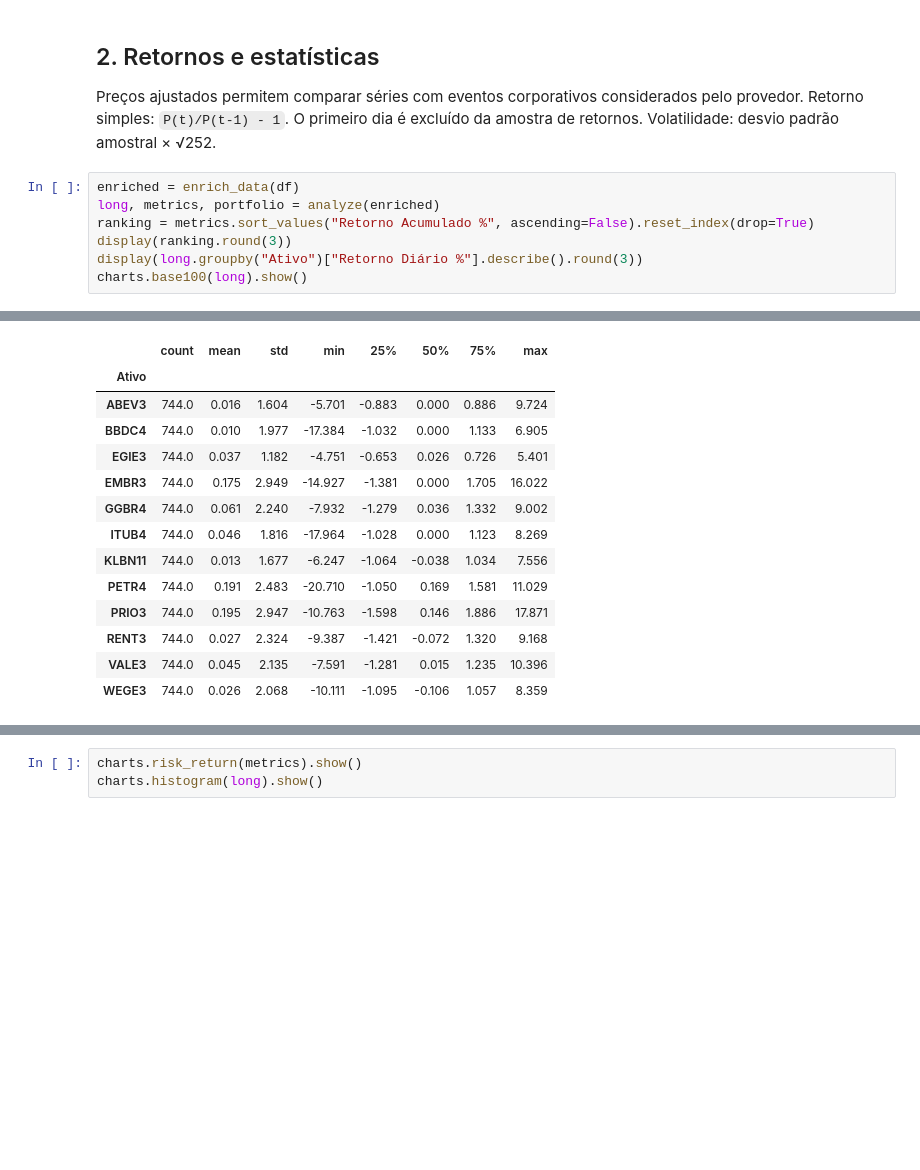
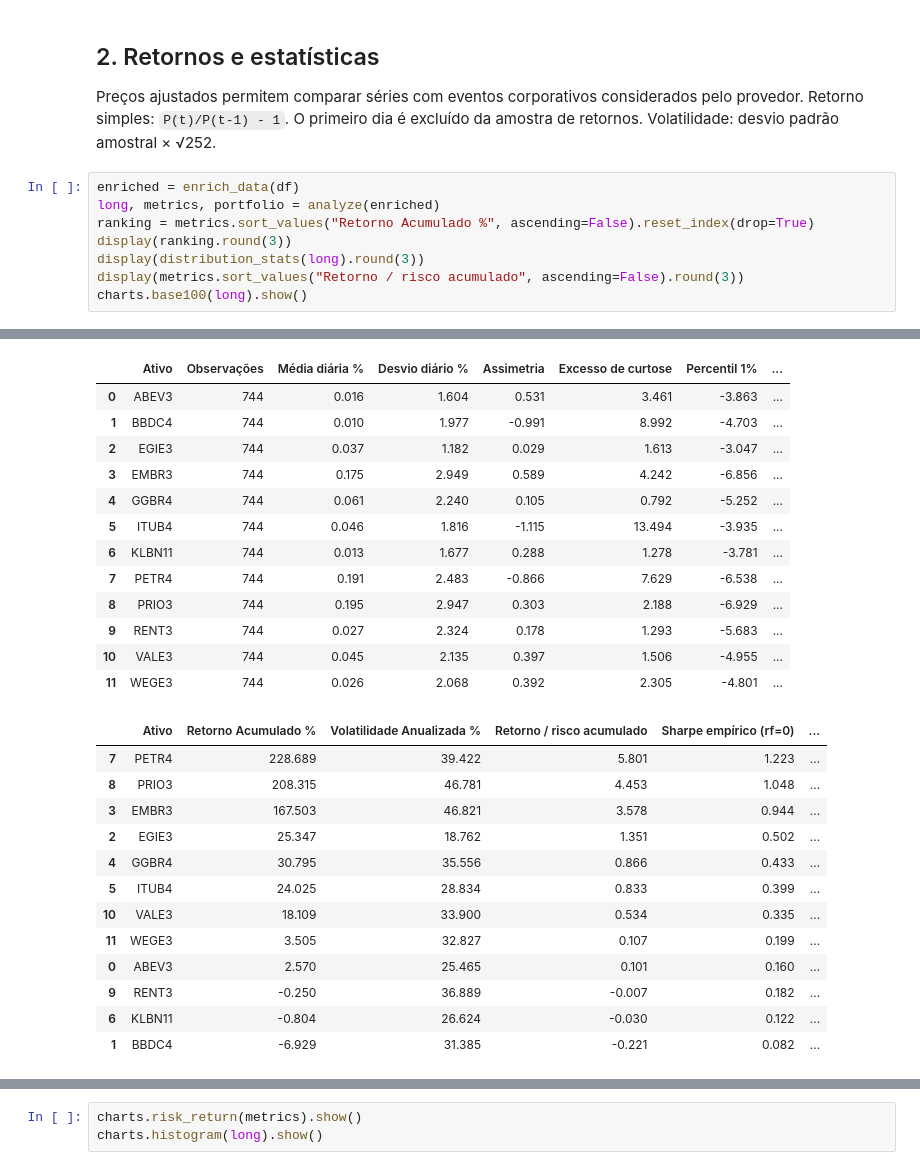
Before and after one commit to rodrigodll46/projeto-final-analytics-b3, a Jupyter notebook: notebooks/eda_exploratoria.ipynb, the cells around one changed output, grey strips where cells are left out. Drawn from its saved outputs; the diff is of its cells as text; blank space fills up the shorter version.

```diff
--- a/notebooks/eda_exploratoria.ipynb
+++ b/notebooks/eda_exploratoria.ipynb
@@ -126,6 +128,7 @@ enriched = enrich_data(df)
 long, metrics, portfolio = analyze(enriched)
 ranking = metrics.sort_values("Retorno Acumulado %", ascending=False).reset_index(drop=True)
 display(ranking.round(3))
-display(long.groupby("Ativo")["Retorno Diário %"].describe().round(3))
+display(distribution_stats(long).round(3))
+display(metrics.sort_values("Retorno / risco acumulado", ascending=False).round(3))
 charts.base100(long).show()
 # %% [output]
@@ -149,17 +154,29 @@ charts.base100(long).show()
-|  | count | mean | std | min | 25% | 50% | 75% | max |
-| Ativo |  |  |  |  |  |  |  |  |
-| ABEV3 | 744.0 | 0.016 | 1.604 | -5.701 | -0.883 | 0.000 | 0.886 | 9.724 |
-| BBDC4 | 744.0 | 0.010 | 1.977 | -17.384 | -1.032 | 0.000 | 1.133 | 6.905 |
-| EGIE3 | 744.0 | 0.037 | 1.182 | -4.751 | -0.653 | 0.026 | 0.726 | 5.401 |
-| EMBR3 | 744.0 | 0.175 | 2.949 | -14.927 | -1.381 | 0.000 | 1.705 | 16.022 |
-| GGBR4 | 744.0 | 0.061 | 2.240 | -7.932 | -1.279 | 0.036 | 1.332 | 9.002 |
-| ITUB4 | 744.0 | 0.046 | 1.816 | -17.964 | -1.028 | 0.000 | 1.123 | 8.269 |
-| KLBN11 | 744.0 | 0.013 | 1.677 | -6.247 | -1.064 | -0.038 | 1.034 | 7.556 |
-| PETR4 | 744.0 | 0.191 | 2.483 | -20.710 | -1.050 | 0.169 | 1.581 | 11.029 |
-| PRIO3 | 744.0 | 0.195 | 2.947 | -10.763 | -1.598 | 0.146 | 1.886 | 17.871 |
-| RENT3 | 744.0 | 0.027 | 2.324 | -9.387 | -1.421 | -0.072 | 1.320 | 9.168 |
-| VALE3 | 744.0 | 0.045 | 2.135 | -7.591 | -1.281 | 0.015 | 1.235 | 10.396 |
-| WEGE3 | 744.0 | 0.026 | 2.068 | -10.111 | -1.095 | -0.106 | 1.057 | 8.359 |
+|  | Ativo | Observações | Média diária % | Desvio diário % | Assimetria | Excesso de curtose | Percentil 1% | ... |
+| 0 | ABEV3 | 744 | 0.016 | 1.604 | 0.531 | 3.461 | -3.863 | ... |
+| 1 | BBDC4 | 744 | 0.010 | 1.977 | -0.991 | 8.992 | -4.703 | ... |
+| 2 | EGIE3 | 744 | 0.037 | 1.182 | 0.029 | 1.613 | -3.047 | ... |
+| 3 | EMBR3 | 744 | 0.175 | 2.949 | 0.589 | 4.242 | -6.856 | ... |
+| 4 | GGBR4 | 744 | 0.061 | 2.240 | 0.105 | 0.792 | -5.252 | ... |
+| 5 | ITUB4 | 744 | 0.046 | 1.816 | -1.115 | 13.494 | -3.935 | ... |
+| 6 | KLBN11 | 744 | 0.013 | 1.677 | 0.288 | 1.278 | -3.781 | ... |
+| 7 | PETR4 | 744 | 0.191 | 2.483 | -0.866 | 7.629 | -6.538 | ... |
+| 8 | PRIO3 | 744 | 0.195 | 2.947 | 0.303 | 2.188 | -6.929 | ... |
+| 9 | RENT3 | 744 | 0.027 | 2.324 | 0.178 | 1.293 | -5.683 | ... |
+| 10 | VALE3 | 744 | 0.045 | 2.135 | 0.397 | 1.506 | -4.955 | ... |
+| 11 | WEGE3 | 744 | 0.026 | 2.068 | 0.392 | 2.305 | -4.801 | ... |
+|  | Ativo | Retorno Acumulado % | Volatilidade Anualizada % | Retorno / risco acumulado | Sharpe empírico (rf=0) | ... |
+| 7 | PETR4 | 228.689 | 39.422 | 5.801 | 1.223 | ... |
+| 8 | PRIO3 | 208.315 | 46.781 | 4.453 | 1.048 | ... |
+| 3 | EMBR3 | 167.503 | 46.821 | 3.578 | 0.944 | ... |
+| 2 | EGIE3 | 25.347 | 18.762 | 1.351 | 0.502 | ... |
+| 4 | GGBR4 | 30.795 | 35.556 | 0.866 | 0.433 | ... |
+| 5 | ITUB4 | 24.025 | 28.834 | 0.833 | 0.399 | ... |
+| 10 | VALE3 | 18.109 | 33.900 | 0.534 | 0.335 | ... |
+| 11 | WEGE3 | 3.505 | 32.827 | 0.107 | 0.199 | ... |
+| 0 | ABEV3 | 2.570 | 25.465 | 0.101 | 0.160 | ... |
+| 9 | RENT3 | -0.250 | 36.889 | -0.007 | 0.182 | ... |
+| 6 | KLBN11 | -0.804 | 26.624 | -0.030 | 0.122 | ... |
+| 1 | BBDC4 | -6.929 | 31.385 | -0.221 | 0.082 | ... |
 # %% [markdown]
 ## 3. Relação entre risco, retorno e liquidez
 
```
Also changed, not shown: parts of 6 cells of this notebook, 5 other files.
